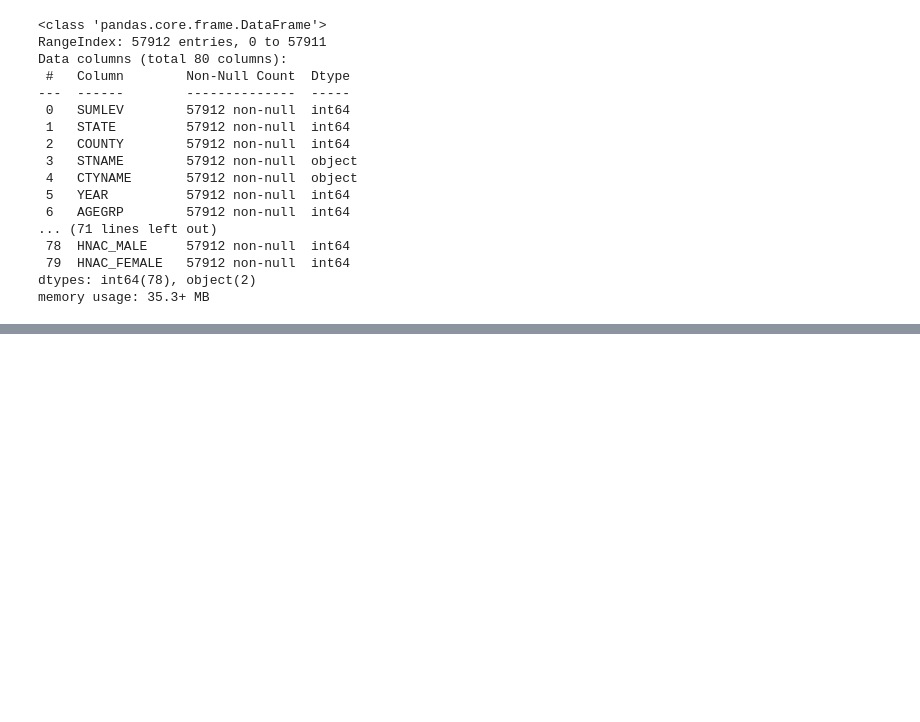
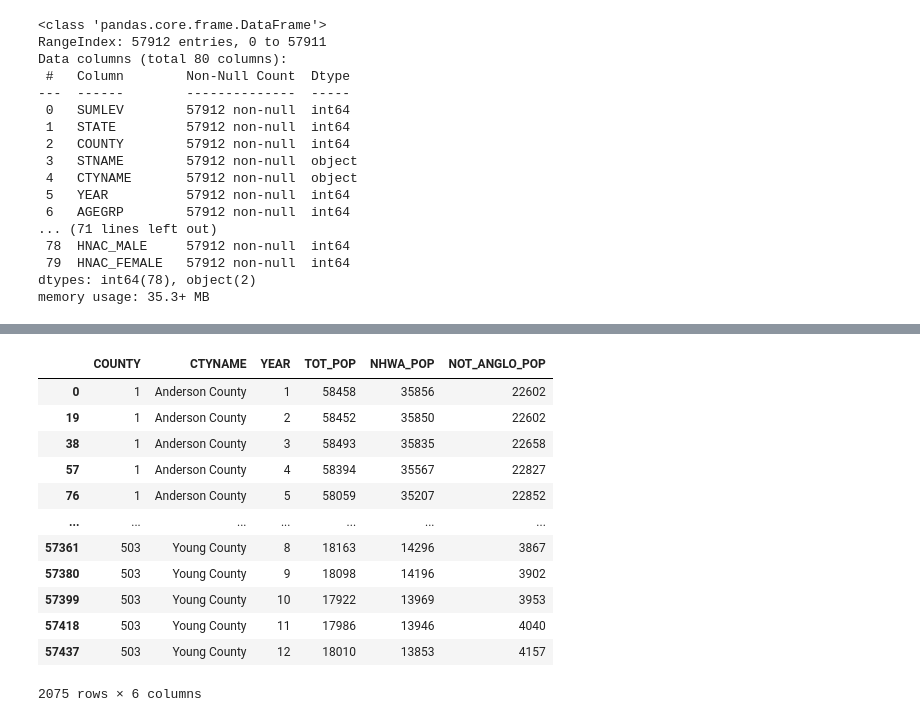
Before and after one commit to tipearso/Voting, a Jupyter notebook: Capstone/notebooks/Tim_capstone.ipynb, the cells around one changed output, grey strips where cells are left out. Cells and saved outputs as stored; diff of their text form; code cells hidden in the pictures; blank space fills up the shorter version.

```diff
--- a/Capstone/notebooks/Tim_capstone.ipynb
+++ b/Capstone/notebooks/Tim_capstone.ipynb
@@ -510,0 +359,17 @@ tx_race.tail()
+# %%
+#counties with majority anglo population
+tx_race_cnty_anglo
+# %% [output]
+|  | COUNTY | CTYNAME | YEAR | TOT_POP | NHWA_POP | NOT_ANGLO_POP |
+| 0 | 1 | Anderson County | 1 | 58458 | 35856 | 22602 |
+| 19 | 1 | Anderson County | 2 | 58452 | 35850 | 22602 |
+| 38 | 1 | Anderson County | 3 | 58493 | 35835 | 22658 |
+| 57 | 1 | Anderson County | 4 | 58394 | 35567 | 22827 |
+| 76 | 1 | Anderson County | 5 | 58059 | 35207 | 22852 |
+| ... | ... | ... | ... | ... | ... | ... |
+| 57361 | 503 | Young County | 8 | 18163 | 14296 | 3867 |
+| 57380 | 503 | Young County | 9 | 18098 | 14196 | 3902 |
+| 57399 | 503 | Young County | 10 | 17922 | 13969 | 3953 |
+| 57418 | 503 | Young County | 11 | 17986 | 13946 | 4040 |
+| 57437 | 503 | Young County | 12 | 18010 | 13853 | 4157 |
+2075 rows × 6 columns
```
Also changed, not shown: parts of 31 cells of this notebook.
